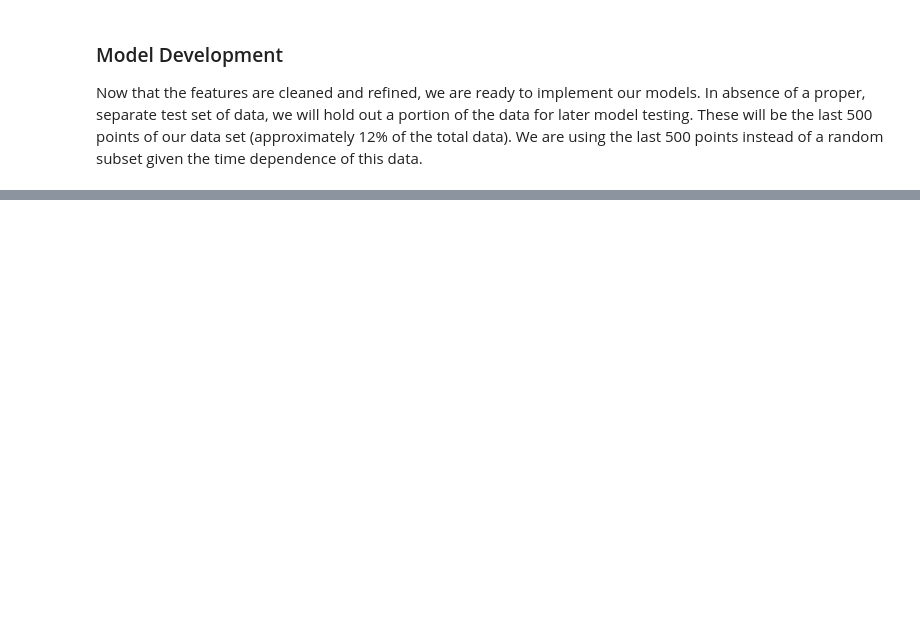
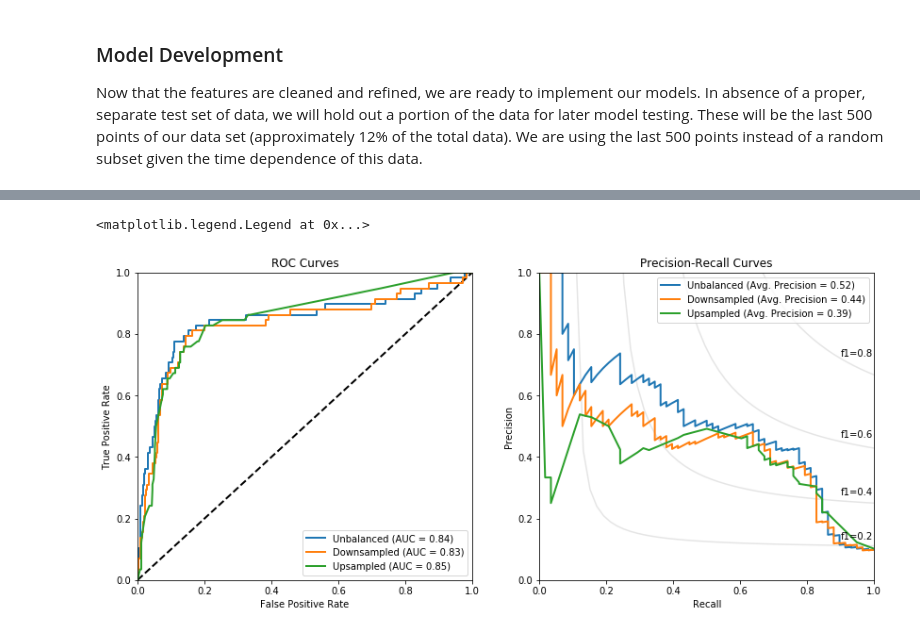
Before and after one commit to dainny1/QL-Case-Study, a Jupyter notebook: CaseStudy.ipynb, the cells around one changed output, grey strips where cells are left out. Cells and saved outputs as stored; diff of their text form; code cells hidden in the pictures; blank space fills up the shorter version.

```diff
--- a/CaseStudy.ipynb
+++ b/CaseStudy.ipynb
@@ -425,5 +469,5 @@ def select_models(df,features,target):
 # %%
-models = select_models(train_group, features, target)
+models_downsampled = select_models(train_downsampled, features, target)
 # %% [output]
 LogisticRegression
 ------------------
@@ -448,0 +489,12 @@ Best Parameters: {'class_weight': 'balanced', 'gamma': 'auto', 'kernel': 'poly'}
+# %%
+# Finding the best models when upsampling the minority class
+from sklearn.utils import resample
+
+subscribe_upsampled = resample(train_subscribe,
+                               replace=True,
+                               n_samples=len(train_not_subscribe) # match number in minority class
+                              )
+train_upsampled = pd.concat([subscribe_upsampled,train_not_subscribe])
+train_upsampled = train_upsampled.sort_index()
+# %%
+models_upsampled = select_models(train_upsampled, features, target)
@@ -448,0 +543,36 @@ Best Parameters: {'class_weight': 'balanced', 'gamma': 'auto', 'kernel': 'poly'}
+# %%
+fig, (ax1, ax2) = plt.subplots(1, 2, figsize=(14,6))
+
+# Generate ROC Curves
+ax1.plot([0, 1], [0, 1], linestyle='--',lw=2,color='black')
+ax1.plot(fpr, tpr, lw=2, label='Unbalanced (AUC = %0.2f)' % auc)
+ax1.plot(down_fpr, down_tpr, lw=2, label='Downsampled (AUC = %0.2f)' % down_auc)
+ax1.plot(up_fpr, up_tpr, lw=2, label='Upsampled (AUC = %0.2f)' % up_auc)
+ax1.set_xlim([0,1])
+ax1.set_ylim([0,1])
+ax1.set_xlabel("False Positive Rate")
+ax1.set_ylabel("True Positive Rate")
+ax1.set_title("ROC Curves")
+ax1.legend(loc="lower right")
+
+# Generate Precision-Recall Curves
+
+f_scores = np.linspace(0.2, 0.8, num=4)
+for f_score in f_scores:
+    x = np.linspace(0.01, 1)
+    y = f_score * x / (2 * x - f_score)
+    ax2.plot(x[y >= 0], y[y >= 0], color='gray', alpha=0.2)
+    ax2.annotate('f1={0:0.1f}'.format(f_score), xy=(0.9, y[45] + 0.02))
+
+ax2.plot(recall, precision, lw=2, label='Unbalanced (Avg. Precision = %0.2f)' % avg_prec)
+ax2.plot(down_recall, down_precision, lw=2, label='Downsampled (Avg. Precision = %0.2f)' % down_avg_prec)
+ax2.plot(up_recall, up_precision, lw=2, label='Upsampled (Avg. Precision = %0.2f)' % up_avg_prec)
+ax2.set_xlim([0,1])
+ax2.set_ylim([0,1])
+ax2.set_xlabel("Recall")
+ax2.set_ylabel("Precision")
+ax2.set_title("Precision-Recall Curves")
+ax2.legend(loc="upper right")
+# %% [output]
+<matplotlib.legend.Legend at 0x...>
+[figure, added]
```
Also changed, not shown: parts of 26 cells of this notebook.
